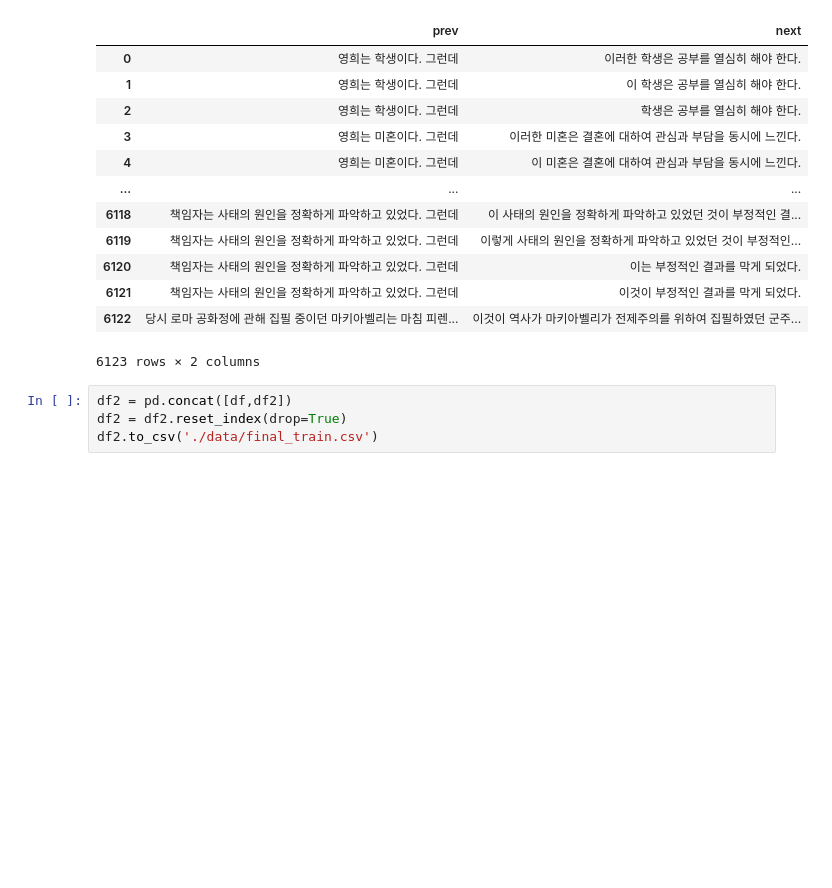
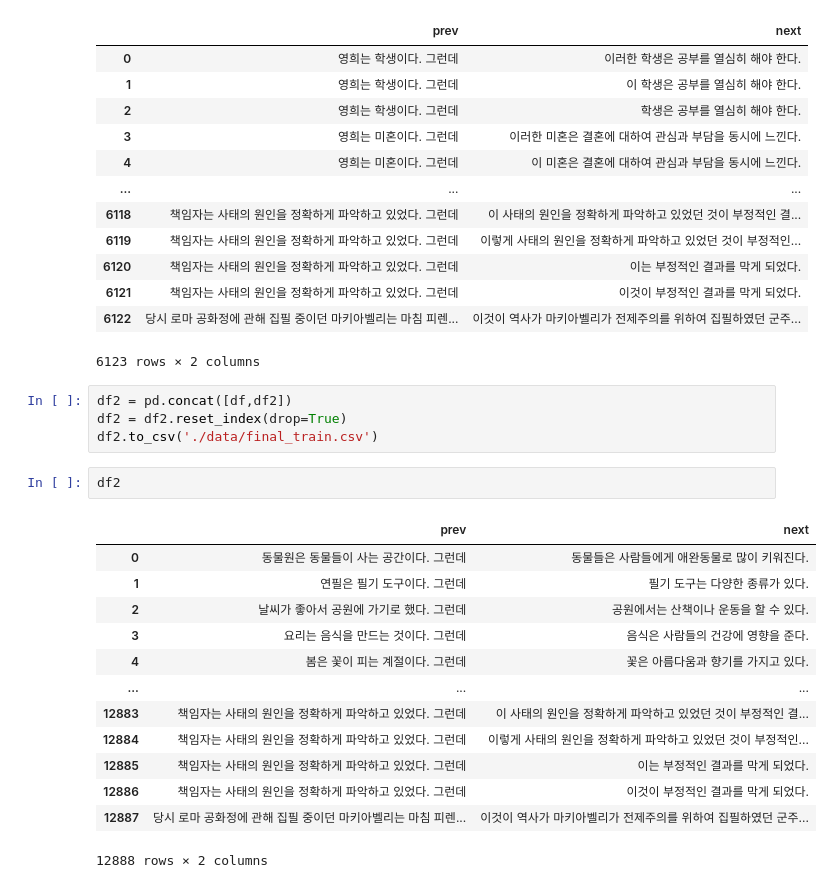
Before and after one commit to junseokkim00/Sentence_Pred, a Jupyter notebook: src/preprocess.ipynb, the cells around one changed output. Saved outputs shown, nothing was run; the diff lists cells and outputs as text; blank space fills up the shorter version.

```diff
--- a/src/preprocess.ipynb
+++ b/src/preprocess.ipynb
@@ -174,3 +174,19 @@ df2
 df2 = pd.concat([df,df2])
 df2 = df2.reset_index(drop=True)
 df2.to_csv('./data/final_train.csv')
+# %%
+df2
+# %% [output]
+|  | prev | next |
+| 0 | 동물원은 동물들이 사는 공간이다. 그런데 | 동물들은 사람들에게 애완동물로 많이 키워진다. |
+| 1 | 연필은 필기 도구이다. 그런데 | 필기 도구는 다양한 종류가 있다. |
+| 2 | 날씨가 좋아서 공원에 가기로 했다. 그런데 | 공원에서는 산책이나 운동을 할 수 있다. |
+| 3 | 요리는 음식을 만드는 것이다. 그런데 | 음식은 사람들의 건강에 영향을 준다. |
+| 4 | 봄은 꽃이 피는 계절이다. 그런데 | 꽃은 아름다움과 향기를 가지고 있다. |
+| ... | ... | ... |
+| 12883 | 책임자는 사태의 원인을 정확하게 파악하고 있었다. 그런데 | 이 사태의 원인을 정확하게 파악하고 있었던 것이 부정적인 결... |
+| 12884 | 책임자는 사태의 원인을 정확하게 파악하고 있었다. 그런데 | 이렇게 사태의 원인을 정확하게 파악하고 있었던 것이 부정적인... |
+| 12885 | 책임자는 사태의 원인을 정확하게 파악하고 있었다. 그런데 | 이는 부정적인 결과를 막게 되었다. |
+| 12886 | 책임자는 사태의 원인을 정확하게 파악하고 있었다. 그런데 | 이것이 부정적인 결과를 막게 되었다. |
+| 12887 | 당시 로마 공화정에 관해 집필 중이던 마키아벨리는 마침 피렌... | 이것이 역사가 마키아벨리가 전제주의를 위하여 집필하였던 군주... |
+12888 rows × 2 columns
```
Also changed, not shown: 6 other files.
